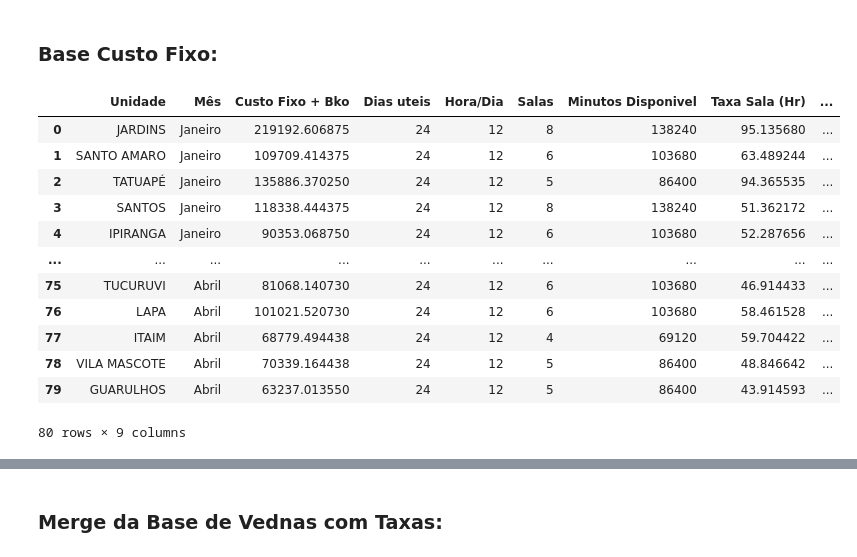
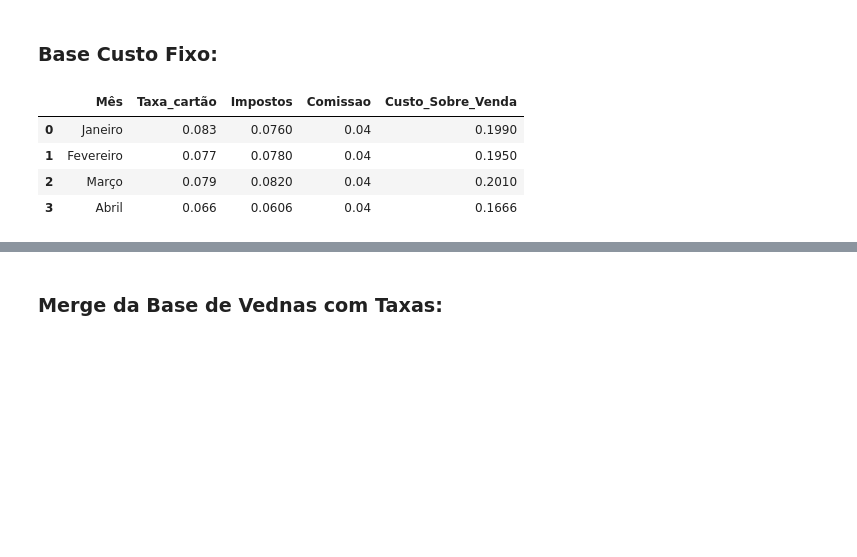
Before and after one commit to Devthalesant/Rentabilidade, a Jupyter notebook: Functions/tratando_bases.ipynb, the cells around one changed output, grey strips where cells are left out. Cells and saved outputs as stored; diff of their text form; code cells hidden in the pictures; blank space fills up the shorter version.

Commit message:
Nova análise por unidade - Gross Margin

```diff
--- a/Functions/tratando_bases.ipynb
+++ b/Functions/tratando_bases.ipynb
@@ -773,21 +773,17 @@ df_tempo_pago
 # %%
 custo_fixo = pd.read_excel("C:/Users/novo1/OneDrive/Desktop/Dev/Rentabilidade Anual/Bases/Custos Fixos/2025/CF-txSala_Mensal.xlsx")
 
 custo_fixo
+
+taxas = pd.read_excel("C:/Users/novo1/OneDrive/Desktop/Dev/Rentabilidade Anual/Bases/Custos Fixos/2025/CF-txSala_Mensal.xlsx",sheet_name="IMP + CART")
+
+taxas
 # %% [output]
-|  | Unidade | Mês | Custo Fixo + Bko | Dias uteis | Hora/Dia | Salas | Minutos Disponivel | Taxa Sala (Hr) | ... |
-| 0 | JARDINS | Janeiro | 219192.606875 | 24 | 12 | 8 | 138240 | 95.135680 | ... |
-| 1 | SANTO AMARO | Janeiro | 109709.414375 | 24 | 12 | 6 | 103680 | 63.489244 | ... |
-| 2 | TATUAPÉ | Janeiro | 135886.370250 | 24 | 12 | 5 | 86400 | 94.365535 | ... |
-| 3 | SANTOS | Janeiro | 118338.444375 | 24 | 12 | 8 | 138240 | 51.362172 | ... |
-| 4 | IPIRANGA | Janeiro | 90353.068750 | 24 | 12 | 6 | 103680 | 52.287656 | ... |
-| ... | ... | ... | ... | ... | ... | ... | ... | ... | ... |
-| 75 | TUCURUVI | Abril | 81068.140730 | 24 | 12 | 6 | 103680 | 46.914433 | ... |
-| 76 | LAPA | Abril | 101021.520730 | 24 | 12 | 6 | 103680 | 58.461528 | ... |
-| 77 | ITAIM | Abril | 68779.494438 | 24 | 12 | 4 | 69120 | 59.704422 | ... |
-| 78 | VILA MASCOTE | Abril | 70339.164438 | 24 | 12 | 5 | 86400 | 48.846642 | ... |
-| 79 | GUARULHOS | Abril | 63237.013550 | 24 | 12 | 5 | 86400 | 43.914593 | ... |
+|  | Mês | Taxa_cartão | Impostos | Comissao | Custo_Sobre_Venda |
+| 0 | Janeiro | 0.083 | 0.0760 | 0.04 | 0.1990 |
+| 1 | Fevereiro | 0.077 | 0.0780 | 0.04 | 0.1950 |
+| 2 | Março | 0.079 | 0.0820 | 0.04 | 0.2010 |
+| 3 | Abril | 0.066 | 0.0606 | 0.04 | 0.1666 |
-80 rows × 9 columns
 # %%
 #Merge da base CF com DF de tempo Utilizado
 
```
Also changed, not shown: parts of 1 cell of this notebook, 2 other files.
